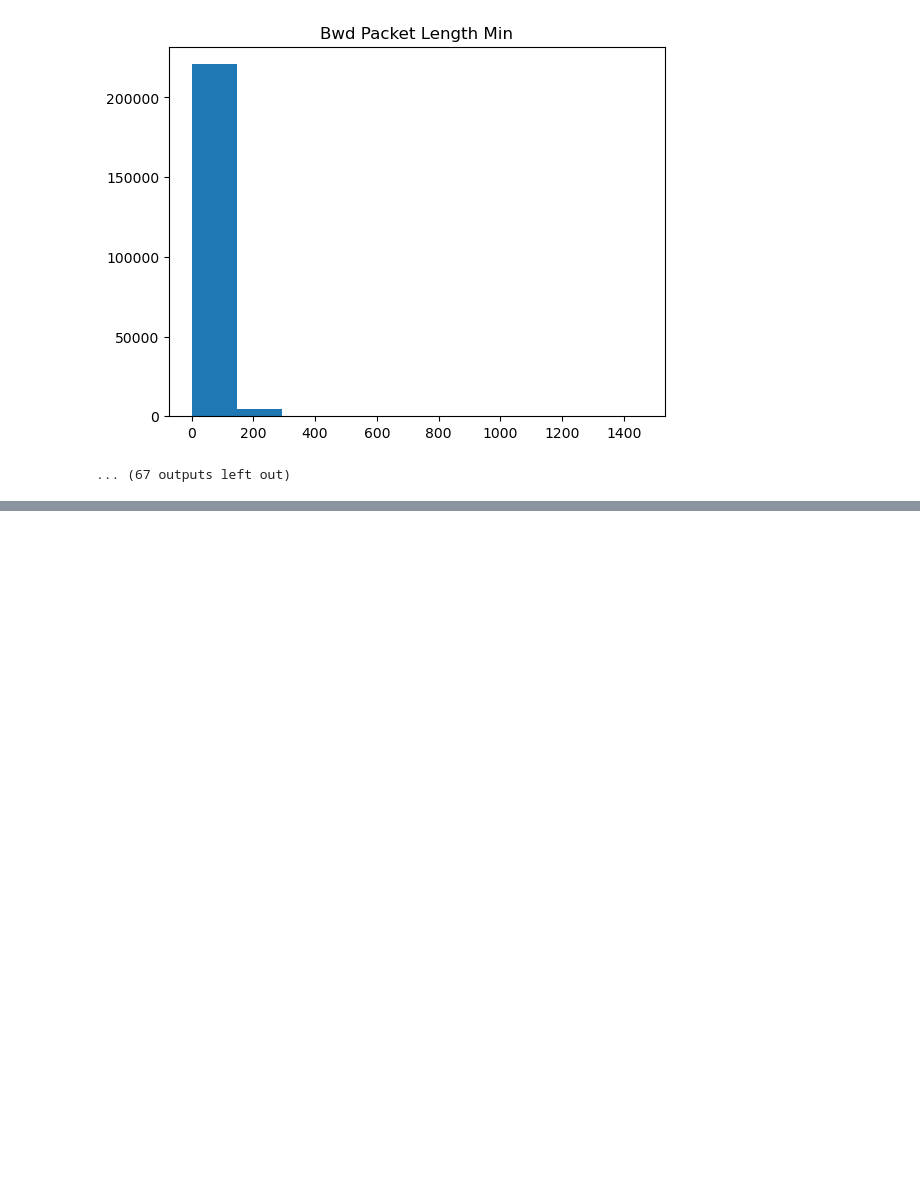
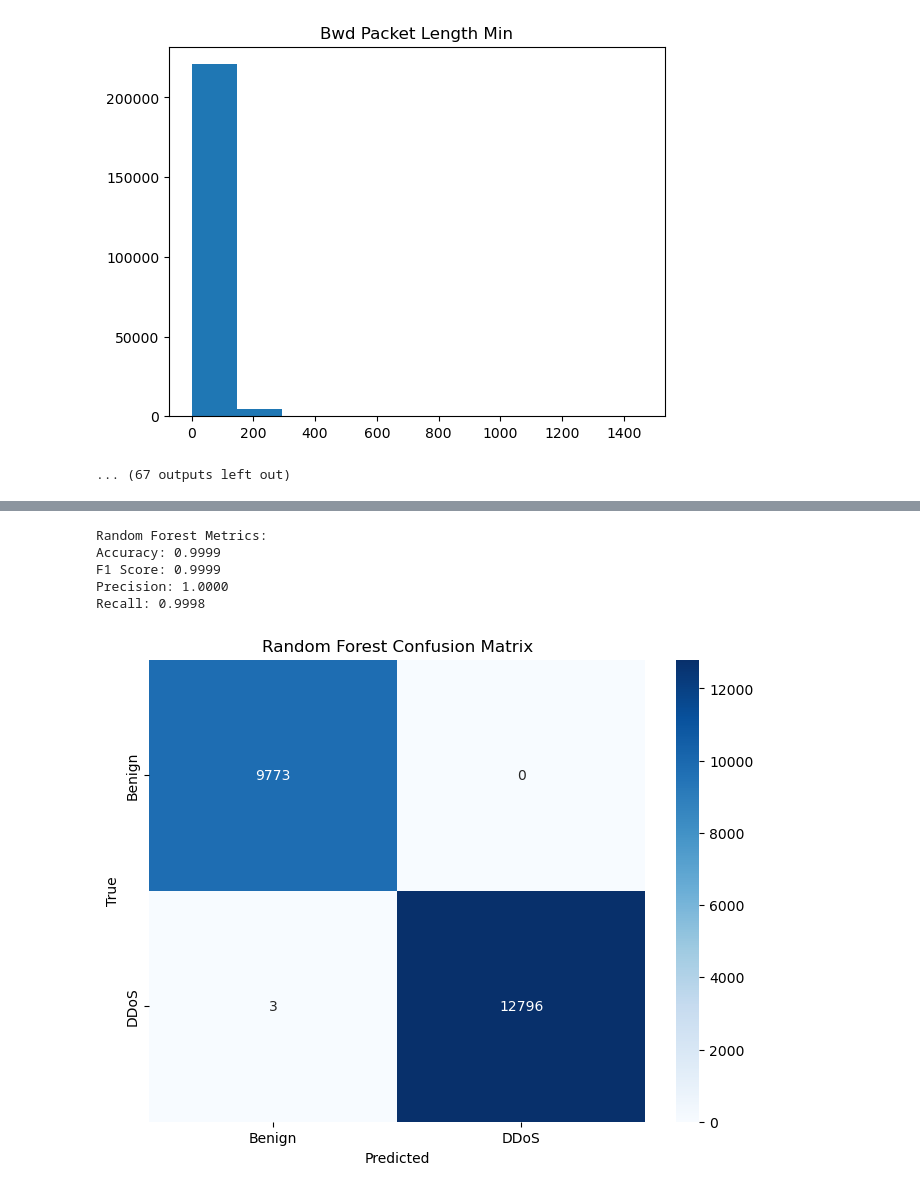
Before and after one commit to ahmed-arifgala/DDoS_Mitigation, a Jupyter notebook: DDoS_Mitigation.ipynb, the cells around one changed output, grey strips where cells are left out. Saved outputs shown, nothing was run; the diff lists cells and outputs as text; code cells hidden in the pictures; blank space fills up the shorter version.

```diff
--- a/DDoS_Mitigation.ipynb
+++ b/DDoS_Mitigation.ipynb
@@ -304,0 +340,31 @@ plt.show()
+# %%
+def plot_confusion_matrix(y_true, y_pred, classes, title):
+    cm = confusion_matrix(y_true, y_pred)
+    plt.figure(figsize=(8, 6))
+    sns.heatmap(cm, annot=True, fmt='d', cmap='Blues', xticklabels=classes, yticklabels=classes)
+    plt.title(title)
+    plt.xlabel('Predicted')
+    plt.ylabel('True')
+
+    plt.show()
+# %%
+rf_accuracy = accuracy_score(y_test, rf_pred)
+rf_f1 = f1_score(y_test, rf_pred)
+rf_precision = precision_score(y_test, rf_pred)
+rf_recall = recall_score(y_test, rf_pred)
+
+print('\nRandom Forest Metrics:')
+print(f'Accuracy: {rf_accuracy:.4f}')
+print(f'F1 Score: {rf_f1:.4f}')
+print(f'Precision: {rf_precision:.4f}')
+print(f'Recall: {rf_recall:.4f}')
+# %% [output]
+Random Forest Metrics:
+Accuracy: 0.9999
+F1 Score: 0.9999
+Precision: 1.0000
+Recall: 0.9998
+# %%
+plot_confusion_matrix(y_test, rf_pred, ['Benign', 'DDoS'], 'Random Forest Confusion Matrix')
+# %% [output]
+[figure, added]
```
Also changed, not shown: parts of 39 cells of this notebook.
